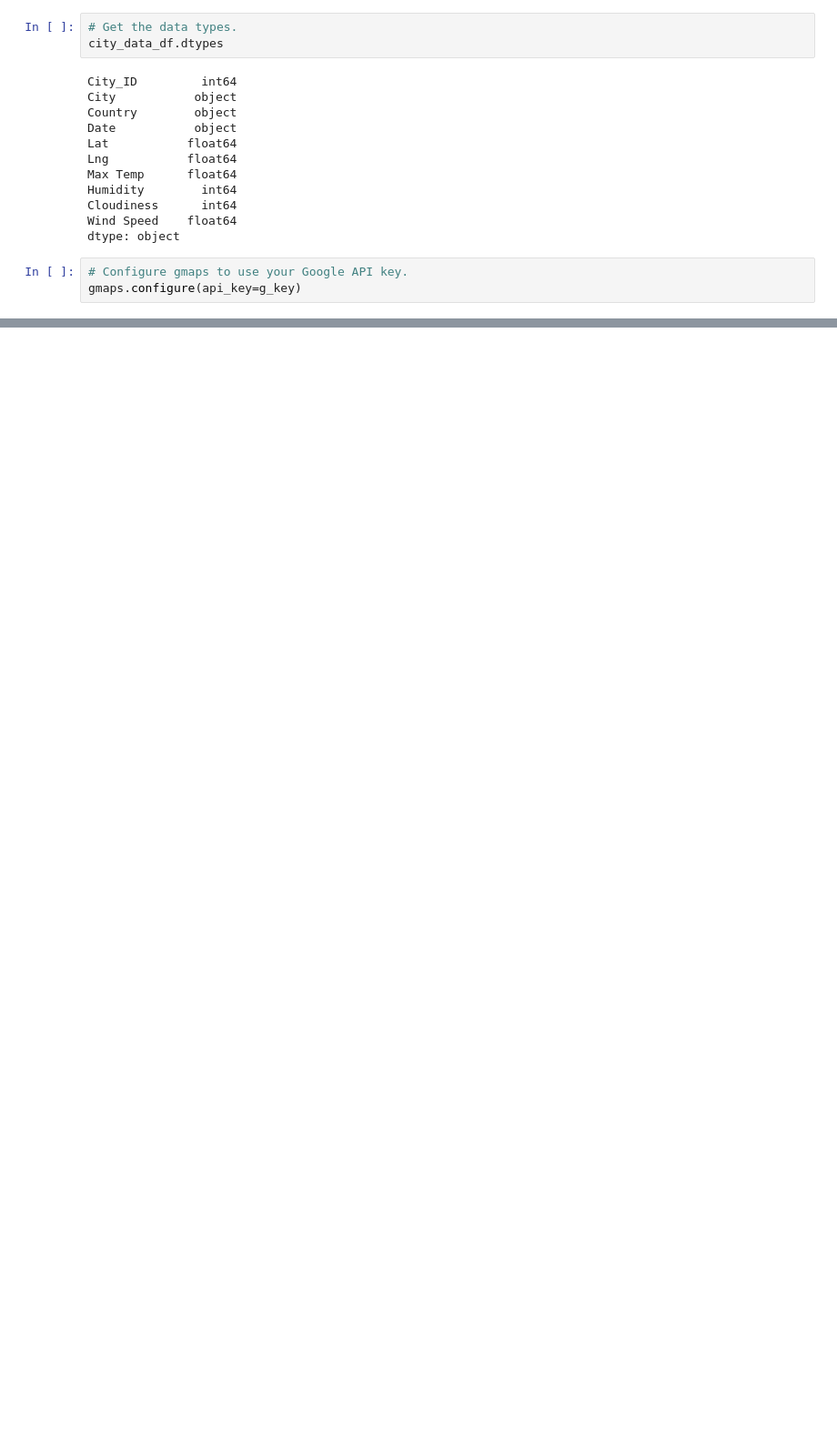
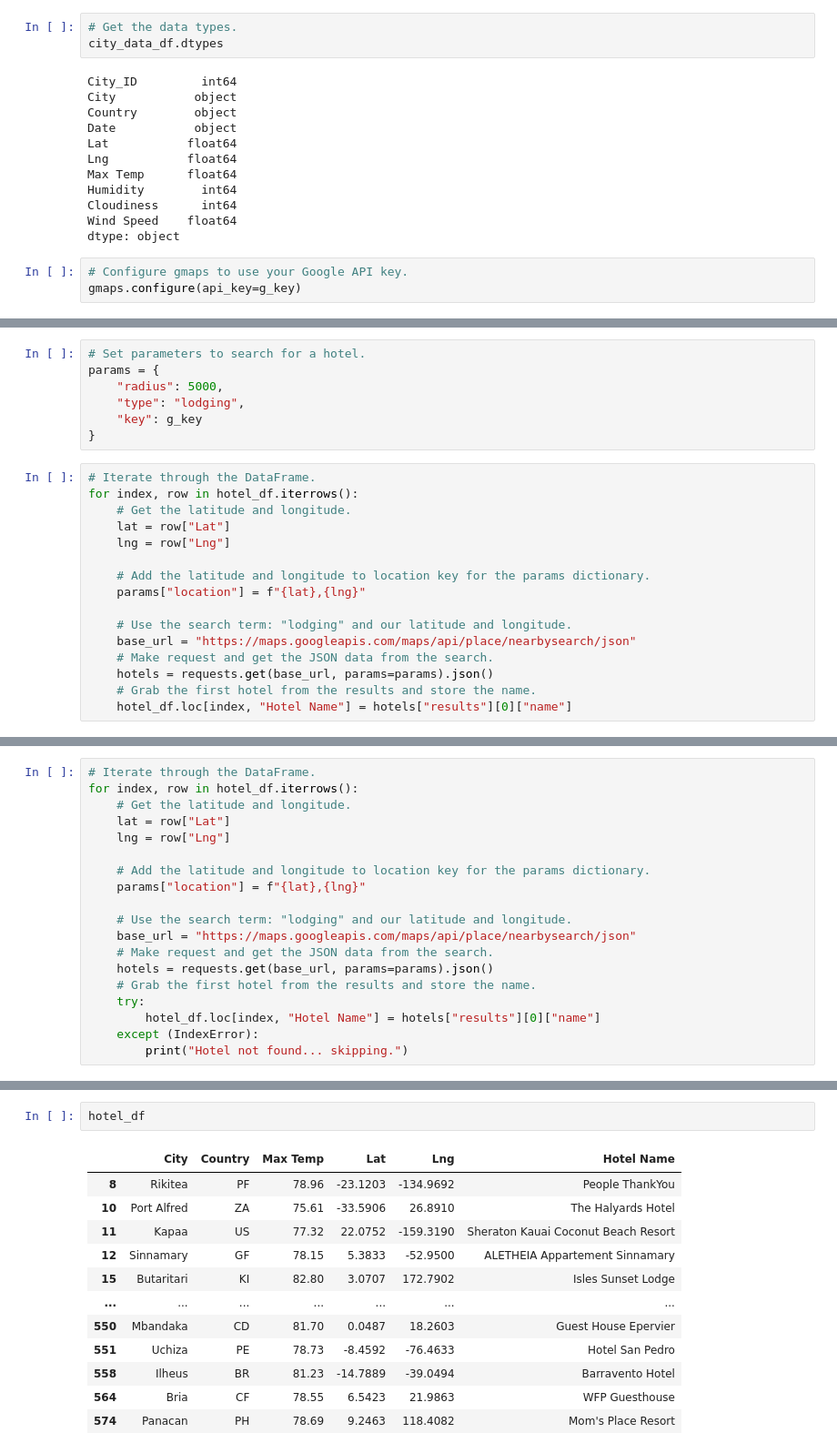
Before and after one commit to OPahunang/World_Weather_Analysis, a Jupyter notebook: VacationPy.ipynb, the cells around one changed output, grey strips where cells are left out. Shown at 91% size. Saved outputs shown, nothing was run; the diff lists cells and outputs as text; blank space fills up the shorter version.

```diff
--- a/VacationPy.ipynb
+++ b/VacationPy.ipynb
@@ -74,0 +216,23 @@ InvalidWeightException: -20.67 is not a valid weight. Weights must be non-negati
+# %%
+# Set parameters to search for a hotel.
+params = {
+    "radius": 5000,
+    "type": "lodging",
+    "key": g_key
+}
+# %%
+# Iterate through the DataFrame.
+for index, row in hotel_df.iterrows():
+    # Get the latitude and longitude.
+    lat = row["Lat"]
+    lng = row["Lng"]
+
+    # Add the latitude and longitude to location key for the params dictionary.
+    params["location"] = f"{lat},{lng}"
+
+    # Use the search term: "lodging" and our latitude and longitude.
+    base_url = "https://maps.googleapis.com/maps/api/place/nearbysearch/json"
+    # Make request and get the JSON data from the search.
+    hotels = requests.get(base_url, params=params).json()
+    # Grab the first hotel from the results and store the name.
+    hotel_df.loc[index, "Hotel Name"] = hotels["results"][0]["name"]
@@ -74,0 +241,19 @@ InvalidWeightException: -20.67 is not a valid weight. Weights must be non-negati
+# %%
+# Iterate through the DataFrame.
+for index, row in hotel_df.iterrows():
+    # Get the latitude and longitude.
+    lat = row["Lat"]
+    lng = row["Lng"]
+
+    # Add the latitude and longitude to location key for the params dictionary.
+    params["location"] = f"{lat},{lng}"
+
+    # Use the search term: "lodging" and our latitude and longitude.
+    base_url = "https://maps.googleapis.com/maps/api/place/nearbysearch/json"
+    # Make request and get the JSON data from the search.
+    hotels = requests.get(base_url, params=params).json()
+    # Grab the first hotel from the results and store the name.
+    try:
+        hotel_df.loc[index, "Hotel Name"] = hotels["results"][0]["name"]
+    except (IndexError):
+        print("Hotel not found... skipping.")
@@ -74,0 +268,15 @@ InvalidWeightException: -20.67 is not a valid weight. Weights must be non-negati
+# %%
+hotel_df
+# %% [output]
+|  | City | Country | Max Temp | Lat | Lng | Hotel Name |
+| 8 | Rikitea | PF | 78.96 | -23.1203 | -134.9692 | People ThankYou |
+| 10 | Port Alfred | ZA | 75.61 | -33.5906 | 26.8910 | The Halyards Hotel |
+| 11 | Kapaa | US | 77.32 | 22.0752 | -159.3190 | Sheraton Kauai Coconut Beach Resort |
+| 12 | Sinnamary | GF | 78.15 | 5.3833 | -52.9500 | ALETHEIA Appartement Sinnamary |
+| 15 | Butaritari | KI | 82.80 | 3.0707 | 172.7902 | Isles Sunset Lodge |
+| ... | ... | ... | ... | ... | ... | ... |
+| 550 | Mbandaka | CD | 81.70 | 0.0487 | 18.2603 | Guest House Epervier |
+| 551 | Uchiza | PE | 78.73 | -8.4592 | -76.4633 | Hotel San Pedro |
+| 558 | Ilheus | BR | 81.23 | -14.7889 | -39.0494 | Barravento Hotel |
+| 564 | Bria | CF | 78.55 | 6.5423 | 21.9863 | WFP Guesthouse |
+| 574 | Panacan | PH | 78.69 | 9.2463 | 118.4082 | Mom's Place Resort |
```
Also changed, not shown: parts of 22 cells of this notebook, 2 other files.
